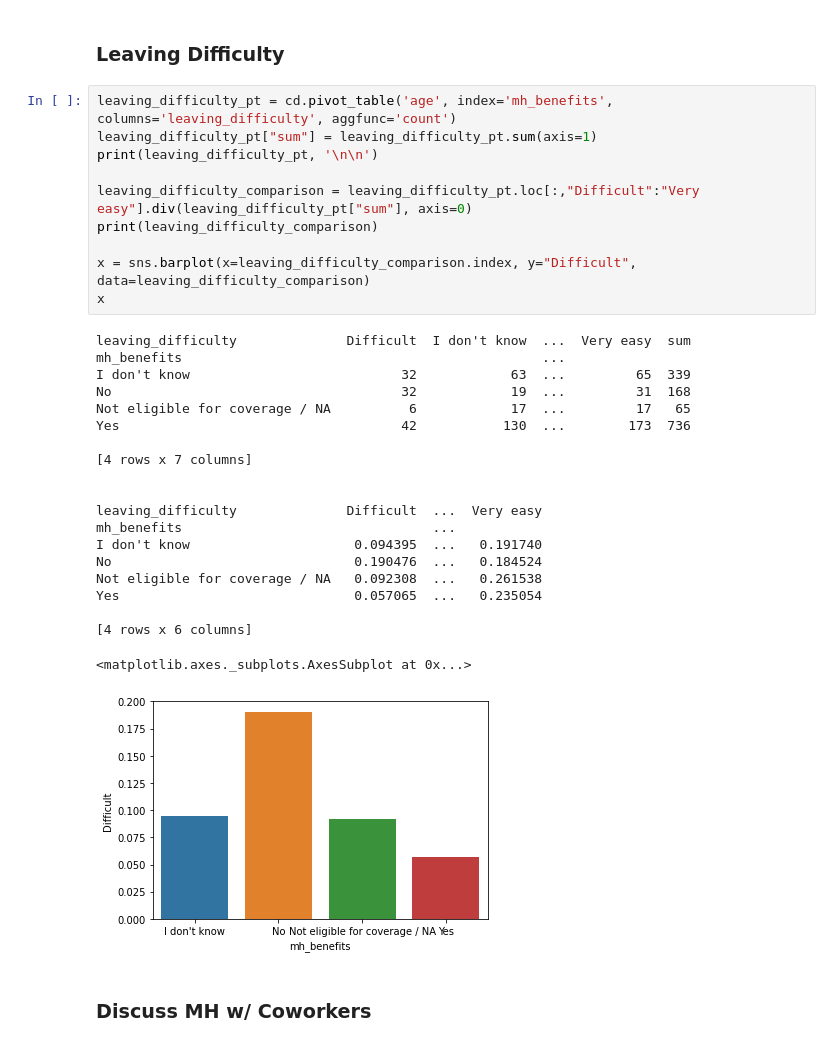
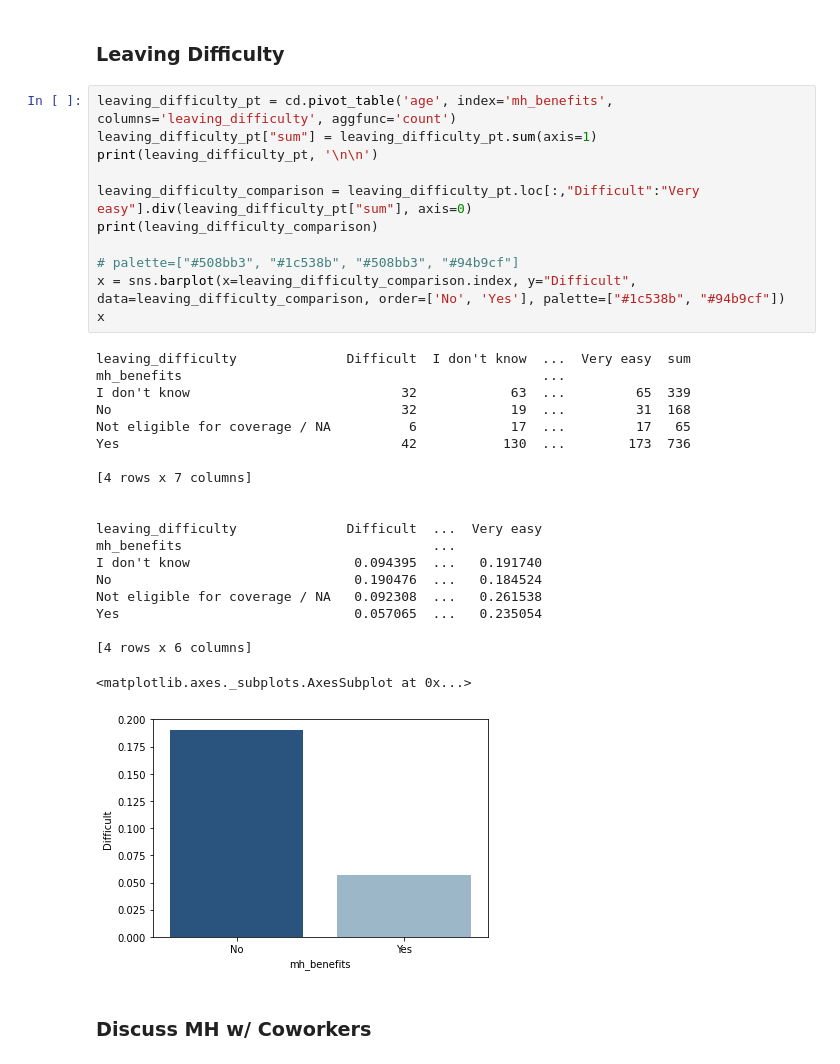
Before and after one commit to alexisbianco0919/compsci216-project, a Jupyter notebook: mh_benefits_analysis.ipynb, the cells around one changed output. Drawn from its saved outputs; the diff is of its cells as text.

```diff
--- a/mh_benefits_analysis.ipynb
+++ b/mh_benefits_analysis.ipynb
@@ -236,34 +236,35 @@ More than 1000      0.192063  ...  0.671429
 # %%
 leaving_difficulty_pt = cd.pivot_table('age', index='mh_benefits', columns='leaving_difficulty', aggfunc='count')
 leaving_difficulty_pt["sum"] = leaving_difficulty_pt.sum(axis=1)
 print(leaving_difficulty_pt, '\n\n')
 
 leaving_difficulty_comparison = leaving_difficulty_pt.loc[:,"Difficult":"Very easy"].div(leaving_difficulty_pt["sum"], axis=0)
 print(leaving_difficulty_comparison)
 
-x = sns.barplot(x=leaving_difficulty_comparison.index, y="Difficult", data=leaving_difficulty_comparison)
+# palette=["#508bb3", "#1c538b", "#508bb3", "#94b9cf"]
+x = sns.barplot(x=leaving_difficulty_comparison.index, y="Difficult", data=leaving_difficulty_comparison, order=['No', 'Yes'], palette=["#1c538b", "#94b9cf"])
 x
 # %% [output]
 leaving_difficulty              Difficult  I don't know  ...  Very easy  sum
 mh_benefits                                              ...
 I don't know                           32            63  ...         65  339
 No                                     32            19  ...         31  168
 Not eligible for coverage / NA          6            17  ...         17   65
 Yes                                    42           130  ...        173  736
 
 [4 rows x 7 columns]
 
 
 leaving_difficulty              Difficult  ...  Very easy
 mh_benefits                                ...
 I don't know                     0.094395  ...   0.191740
 No                               0.190476  ...   0.184524
 Not eligible for coverage / NA   0.092308  ...   0.261538
 Yes                              0.057065  ...   0.235054
 
 [4 rows x 6 columns]
 <matplotlib.axes._subplots.AxesSubplot at 0x...>
-[figure, old version]
+[figure, new version]
 # %% [markdown]
 ### Discuss MH w/ Coworkers
 # %%
```
Also changed, not shown: parts of 2 cells of this notebook.
